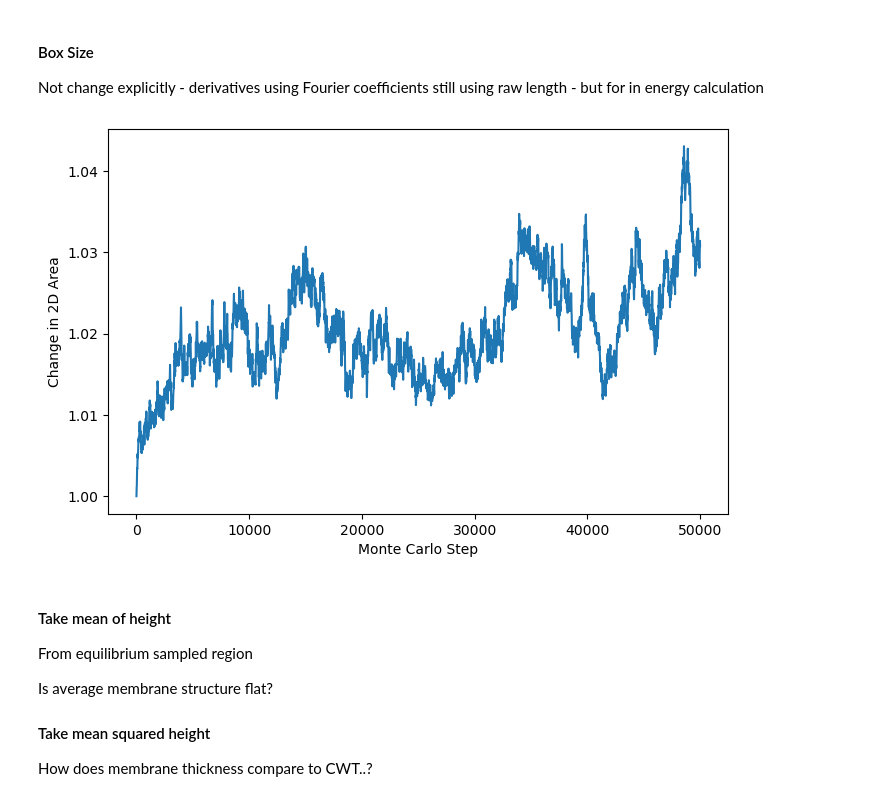
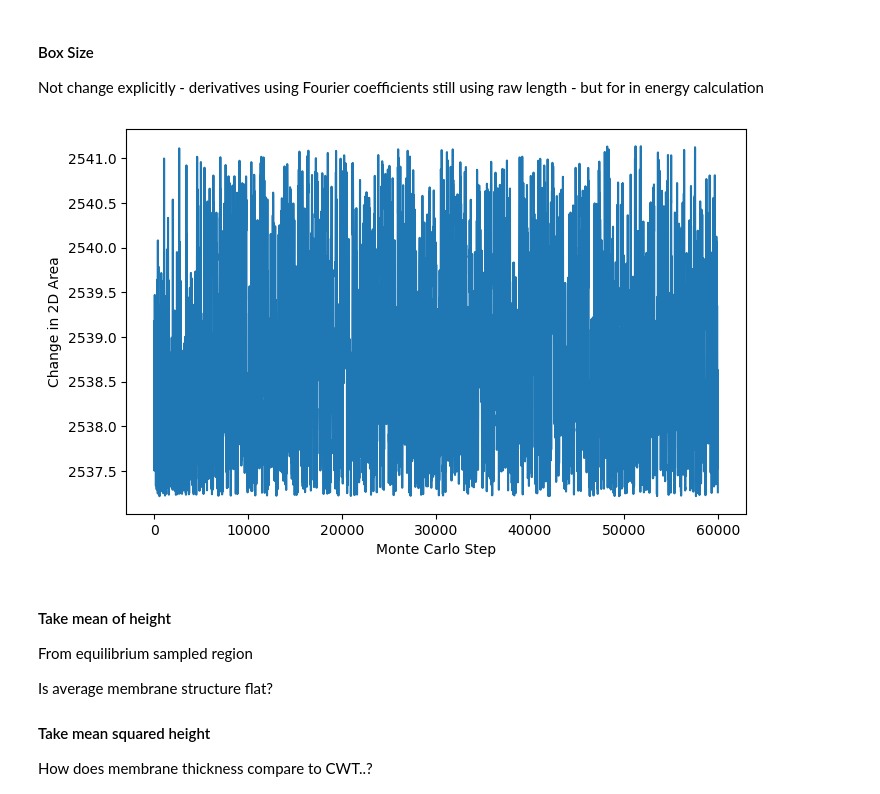
Before and after one commit to ralph-holden/mem_curve, a Jupyter notebook: gen_membrane/gen_mem.ipynb, the cells around one changed output. Cells and saved outputs as stored; diff of their text form; code cells hidden in the pictures.

Commit message:
major updates
visualisation, presentation, membrane initialisation

```diff
--- a/gen_membrane/gen_mem.ipynb
+++ b/gen_membrane/gen_mem.ipynb
@@ -32,20 +35,21 @@ If too quick, will form "glass" -- initially all moves "downhill" & become trapp
 # %%
 # Choose number of Monte Carlo steps
-nsteps = 20000
+nsteps = 60000
 
 # Choose directory to save/ load
-save_dir = 'trial_testdA'
+save_dir = 'trial_twobuckled'
 os.makedirs(f'./{save_dir}/', exist_ok=True)
 # %%
 # Initialise membrane ensemble
 
 # Custom initial membrane
-start_membrane = {'alpha' : np.zeros((params.exp_order, params.exp_order)),
+membrane_start = {'alpha' : np.zeros((params.exp_order, params.exp_order)),
                   'beta'  : np.zeros((params.exp_order, params.exp_order)),
                   'gamma' : np.zeros((params.exp_order, params.exp_order)),
                   'zeta'  : np.zeros((params.exp_order, params.exp_order))}
 
-start_membrane['alpha'][:2,1] = 1
+membrane_start['gamma'][2,0] = 1 #  sine wave in x-direction
+#membrane_start['zeta'][1,1] = 2  #  wave in both x,y-directions
 
-membrane_lst = [ init_model_membrane( start_membrane ) ]
+membrane_lst = [ init_model_membrane( membrane_start ) ]
 # %% [output]
@@ -52,0 +57,27 @@ Initial membrane bending energy: 12.521773473320538 kbT , excess area: 19.629433
+# %%
+# Visualise starting surface
+# X,Y grid
+npts = 100
+x = np.linspace(0, params.l_x, npts)
+y = np.linspace(0, params.l_y, npts)
+X, Y = np.meshgrid(x, y)
+
+# Calculate z-direction (heights)
+Z = calc_height(membrane_start, X, Y)
+
+# Animation plot
+fig, ax = plt.subplots(figsize=[8, 6])
+
+# Initial contour and colorbar
+maxval = np.max(Z) if np.max(Z)>abs(np.min(Z)) else abs(np.min(Z))
+contour = ax.contourf(X, Y, Z, levels=50, cmap='viridis', vmin=-maxval, vmax=maxval)
+cbar = fig.colorbar(contour, ax=ax)
+
+# Labels
+cbar.set_label("Height")
+#title = ax.set_title("Mean Membrane Height")
+ax.set_xlabel("X")
+ax.set_ylabel("Y")
+
+plt.savefig(f'./{save_dir}/start_surface.pdf')
+plt.show()
@@ -139,7 +190,7 @@ for membrane in membrane_lst[::nframes]:
     K_lst += [np.sum(calc_K_G(S))]
 
     # Calculate change in area from membrane bending
-    dA_lst += [calc_area_element(h_x, h_y)]
+    dA_lst += [np.sum(calc_area_element(h_x, h_y))/params.npts**2]
 # %%
 # Plot energy
 plt.figure(figsize=[8,5])
@@ -175,13 +226,13 @@ Not change explicitly - derivatives using Fourier coefficients still using raw l
 # %%
 # Plot dA from curvature
 plt.figure(figsize=[8,5])
 plt.ylabel('Change in 2D Area')
 plt.xlabel('Monte Carlo Step')
-plt.plot(range(0,nsteps+1,nframes), np.mean(dA_lst,axis=(1,2)))
+plt.plot(range(0,nsteps+1,nframes), dA_lst)
 plt.savefig(f'./{save_dir}/dArea.pdf')
 plt.show()
 # %% [output]
-[figure, old version]
+[figure, new version]
 # %% [markdown]
 #### Take mean of height
 From equilibrium sampled region
```
Also changed, not shown: parts of 29 cells of this notebook, 1 other file.
